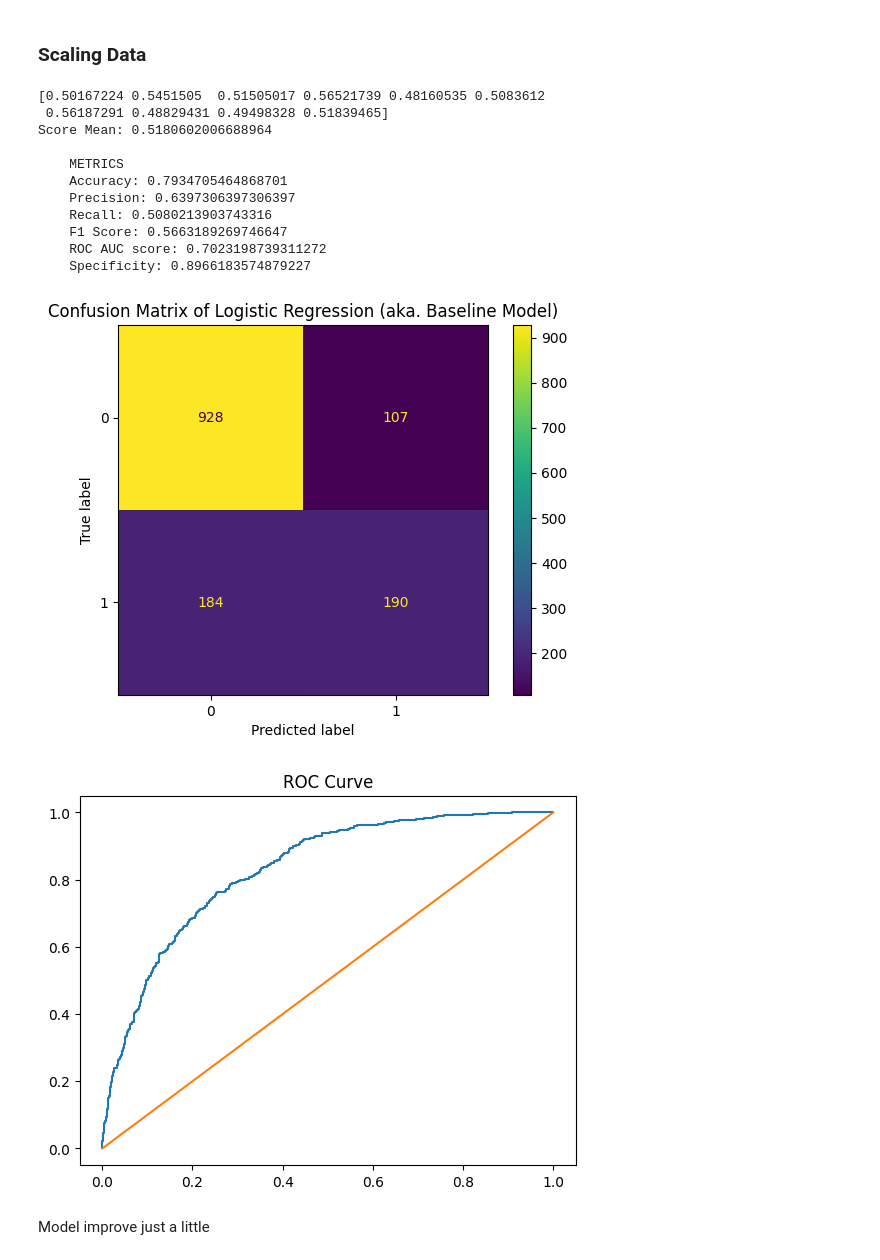
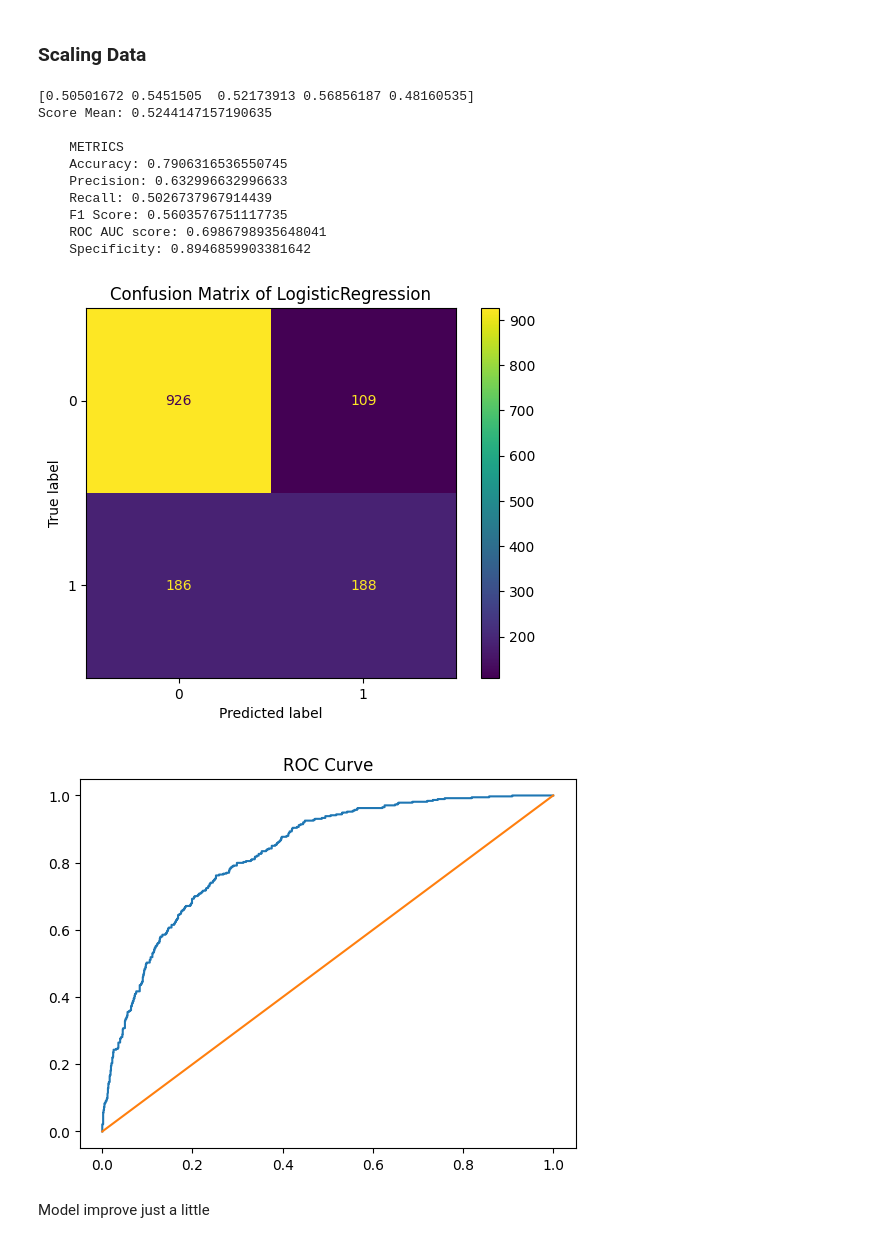
Before and after one commit to marcellinus-witarsah/data-challenge-dsw-2023, a Jupyter notebook: notebooks/03_churn_model.ipynb, the cells around one changed output. Saved outputs shown, nothing was run; the diff lists cells and outputs as text; code cells hidden in the pictures.

```diff
--- a/notebooks/03_churn_model.ipynb
+++ b/notebooks/03_churn_model.ipynb
@@ -481,7 +512,7 @@ def evaluate(model, y_true, y_pred, y_pred_proba):
     cm = confusion_matrix(y_true, y_pred, labels=model.classes_)
     display = ConfusionMatrixDisplay(confusion_matrix=cm, display_labels=model.classes_)
     display.plot()
-    plt.title("Confusion Matrix of Logistic Regression (aka. Baseline Model)")
+    plt.title(f"Confusion Matrix of {model.__class__.__name__}")
     plt.show()
 
     # ROC curve plot
@@ -490,12 +521,6 @@ def evaluate(model, y_true, y_pred, y_pred_proba):
     plt.plot((0, 1), (0, 1))
     plt.title("ROC Curve")
     plt.show()
-
-    # swarmplot
-    sns.swarmplot(x=y_pred_proba[:, 1], hue=y_true.tolist())
-    plt.axvline(0.5, label="Threshold", color="red", linestyle="--")
-    plt.xticks(np.arange(0, 1.001, 0.1))
-    plt.show()
 # %% [markdown]
 ## Baseline Model AKA. Dummy Classifier
 # %%
@@ -591,56 +610,53 @@ Score Mean: 0.5247491638795986
 # %% [markdown]
 ### Scaling Data
 # %%
-from sklearn.linear_model import LogisticRegression
 # Data Preparation
 # ==============================================
-df = df_ori.copy()
-df = df.drop(columns=["Customer ID"])  # drop unimportant data
+df = df_ori.copy().drop(columns=["Customer ID", "Location", "Longitude", "Latitude", "CLTV (Predicted Thou. IDR)"])  # drop unimportant data
 df["Device Class"] = df["Device Class"].replace({"High End": 3, "Mid End": 2, "Low End": 1})  # encode Device Class
 df['Churn Label'] = df['Churn Label'].replace({"Yes": 1, "No": 0})  # encode Churn Label
 X, y = pd.get_dummies(df.drop(columns=["Churn Label"]), dtype=int), df["Churn Label"]  # split data
 X_train, X_test, y_train, y_test = train_test_split(X, y, test_size=0.2, random_state=42, stratify=y, shuffle=True)
 
 # Scale data
 # ========================================
 scaler = StandardScaler()
 X_train = scaler.fit_transform(X_train)  # <<<<<<<<<<<<< SCALING
 X_test = scaler.transform(X_test)  # <<<<<<<<<<<<< SCALING
 
 # Cross Validation
 # ========================================
 model = LogisticRegression(random_state=42, max_iter=500)  # <<<<<<<<<<<<< DIFFERENT MODEL
-cv = StratifiedShuffleSplit(n_splits=10,  test_size=0.2, random_state=42)
+cv = StratifiedShuffleSplit(n_splits=5,  test_size=0.2, random_state=42)
 score = cross_val_score(model, X_train, y_train, cv=cv, scoring='recall')
 print(score, f"\nScore Mean: {score.mean()}")
 
 
-# Train Dummy Classifier
+# Train Classifier
 # ==============================================
 model = LogisticRegression(random_state=42, max_iter=500)
 model.fit(X_train, y_train)
 
-# Predict using Dummy Classifier
+# Predict using Classifier
 # ==============================================
 y_pred = model.predict(X_test)
 y_pred_proba = model.predict_proba(X_test)
 
 # Evaluate Model
 # ==============================================
 evaluate(model, y_test, y_pred, y_pred_proba)
 # %% [output]
-[0.50167224 0.5451505  0.51505017 0.56521739 0.48160535 0.5083612
- 0.56187291 0.48829431 0.49498328 0.51839465]
-Score Mean: 0.5180602006688964
+[0.50501672 0.5451505  0.52173913 0.56856187 0.48160535]
+Score Mean: 0.5244147157190635
 
     METRICS
-    Accuracy: 0.7934705464868701
-    Precision: 0.6397306397306397
-    Recall: 0.5080213903743316
-    F1 Score: 0.5663189269746647
-    ROC AUC score: 0.7023198739311272
-    Specificity: 0.8966183574879227
+    Accuracy: 0.7906316536550745
+    Precision: 0.632996632996633
+    Recall: 0.5026737967914439
+    F1 Score: 0.5603576751117735
+    ROC AUC score: 0.6986798935648041
+    Specificity: 0.8946859903381642
-[figure, old version]
+[figure, new version]
 [figure]
 # %% [markdown]
 Model improve just a little
```
Also changed, not shown: parts of 27 cells of this notebook, 6 other files.
